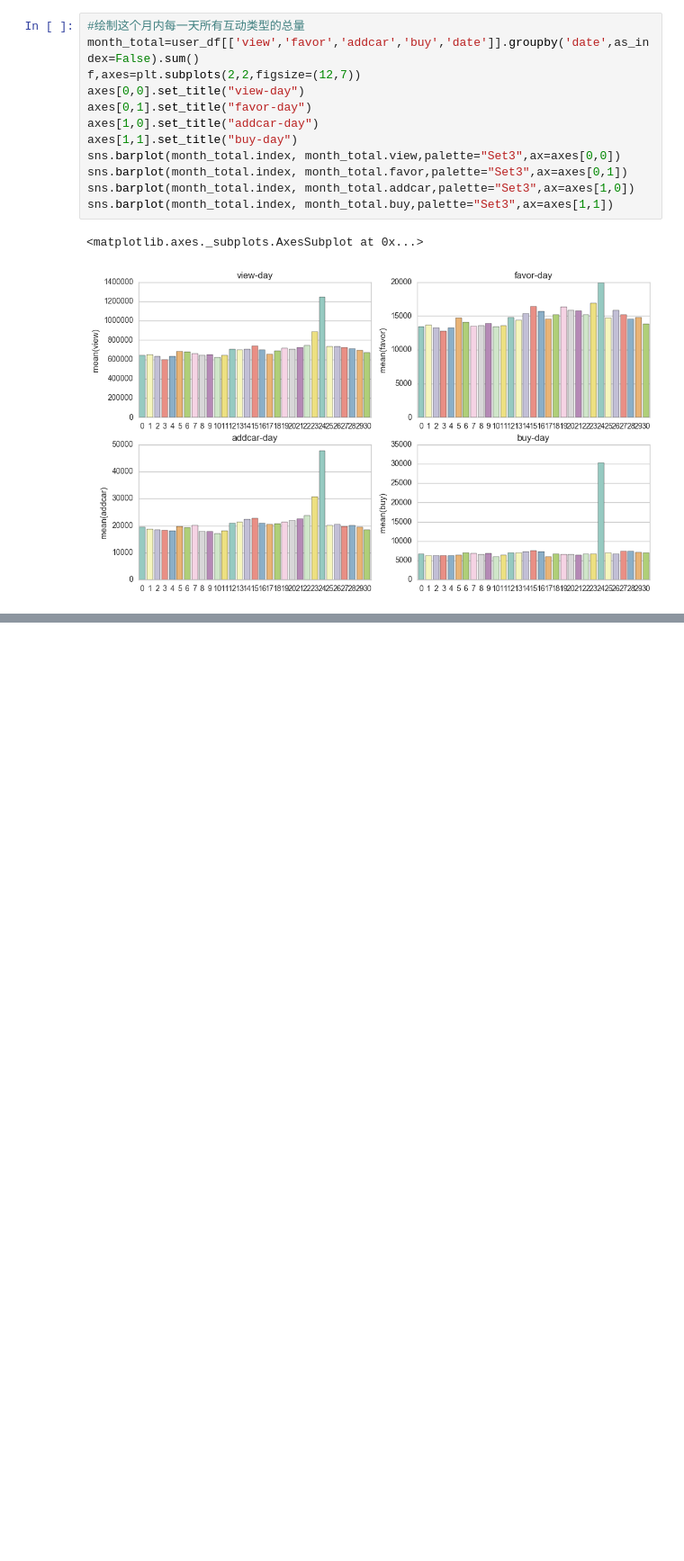
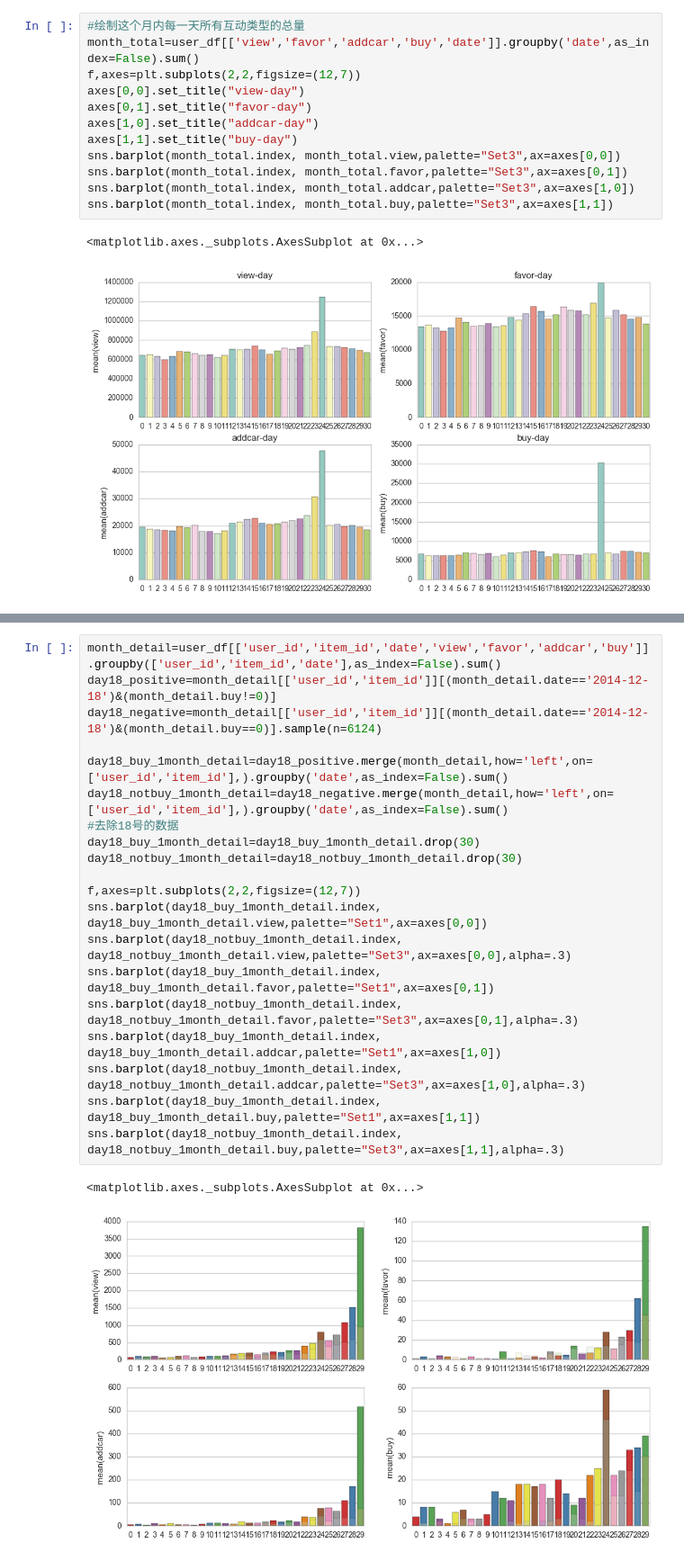
Before and after one commit to wy250229163/IpynbCodes, a Jupyter notebook: 01AliTianchi_Fresh_COMPETITION/AliTianchi_fresh.ipynb, the cells around one changed output, grey strips where cells are left out. Shown: that part at 90% size. Drawn from its saved outputs; the diff is of its cells as text; blank space fills up the shorter version.

```diff
--- a/01AliTianchi_Fresh_COMPETITION/AliTianchi_fresh.ipynb
+++ b/01AliTianchi_Fresh_COMPETITION/AliTianchi_fresh.ipynb
@@ -80,0 +106,23 @@ sns.barplot(month_total.index, month_total.buy,palette="Set3",ax=axes[1,1])
+# %%
+month_detail=user_df[['user_id','item_id','date','view','favor','addcar','buy']].groupby(['user_id','item_id','date'],as_index=False).sum()
+day18_positive=month_detail[['user_id','item_id']][(month_detail.date=='2014-12-18')&(month_detail.buy!=0)]
+day18_negative=month_detail[['user_id','item_id']][(month_detail.date=='2014-12-18')&(month_detail.buy==0)].sample(n=6124)
+
+day18_buy_1month_detail=day18_positive.merge(month_detail,how='left',on=['user_id','item_id'],).groupby('date',as_index=False).sum()
+day18_notbuy_1month_detail=day18_negative.merge(month_detail,how='left',on=['user_id','item_id'],).groupby('date',as_index=False).sum()
+#去除18号的数据
+day18_buy_1month_detail=day18_buy_1month_detail.drop(30)
+day18_notbuy_1month_detail=day18_notbuy_1month_detail.drop(30)
+
+f,axes=plt.subplots(2,2,figsize=(12,7))
+sns.barplot(day18_buy_1month_detail.index, day18_buy_1month_detail.view,palette="Set1",ax=axes[0,0])
+sns.barplot(day18_notbuy_1month_detail.index, day18_notbuy_1month_detail.view,palette="Set3",ax=axes[0,0],alpha=.3)
+sns.barplot(day18_buy_1month_detail.index, day18_buy_1month_detail.favor,palette="Set1",ax=axes[0,1])
+sns.barplot(day18_notbuy_1month_detail.index, day18_notbuy_1month_detail.favor,palette="Set3",ax=axes[0,1],alpha=.3)
+sns.barplot(day18_buy_1month_detail.index, day18_buy_1month_detail.addcar,palette="Set1",ax=axes[1,0])
+sns.barplot(day18_notbuy_1month_detail.index, day18_notbuy_1month_detail.addcar,palette="Set3",ax=axes[1,0],alpha=.3)
+sns.barplot(day18_buy_1month_detail.index, day18_buy_1month_detail.buy,palette="Set1",ax=axes[1,1])
+sns.barplot(day18_notbuy_1month_detail.index, day18_notbuy_1month_detail.buy,palette="Set3",ax=axes[1,1],alpha=.3)
+# %% [output]
+<matplotlib.axes._subplots.AxesSubplot at 0x...>
+[figure, added]
```
Also changed, not shown: parts of 26 cells of this notebook, 1 other file.
